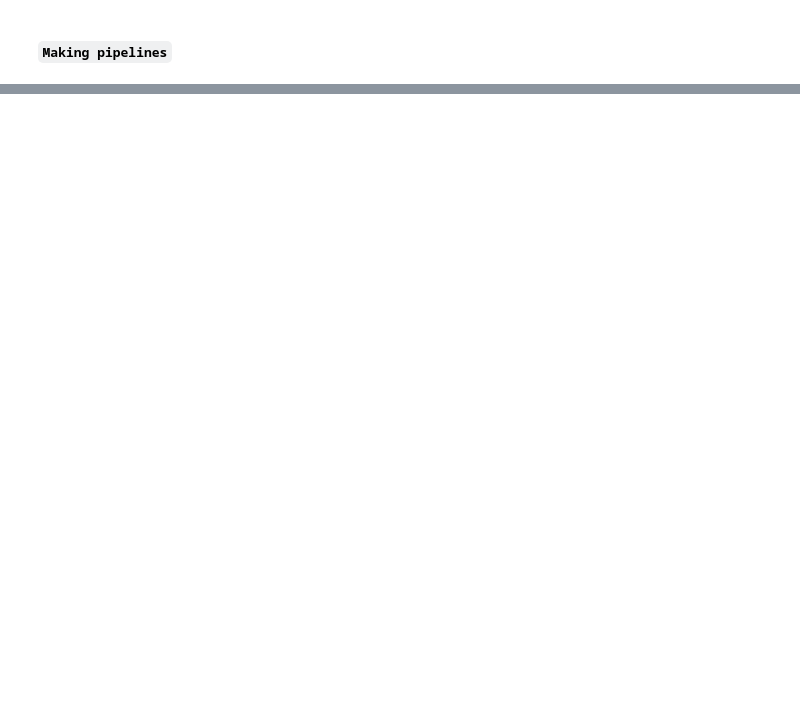
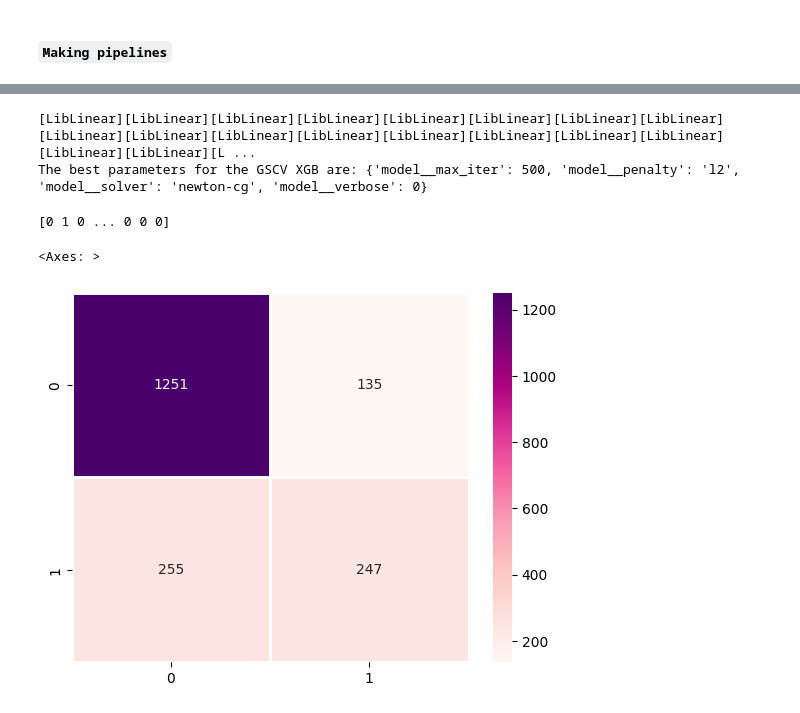
Before and after one commit to kwasichrappah/Custormer-Churn, a Jupyter notebook: customer.ipynb, the cells around one changed output, grey strips where cells are left out. Cells and saved outputs as stored; diff of their text form; code cells hidden in the pictures; blank space fills up the shorter version.

```diff
--- a/customer.ipynb
+++ b/customer.ipynb
@@ -606,0 +1006,61 @@ for mean, stdev, param in zip(means, stds, params):
+# %%
+logistic_model = LogisticRegression(random_state=27)
+logistic_pipeline = Pipeline(steps=[("preprocessor", preprocessor), ("model", logistic_model)])
+
+# Define the parameter distributions for RandomizedSearchCV
+param_distributions = {
+    #'model__C': uniform(scale=4),
+    'model__penalty': ['l2'],
+    'model__solver' : ['lbfgs', 'liblinear', 'newton-cg'],#, 'newton-cholesky', 'sag', 'saga']
+    'model__verbose': [0,2,5],
+    'model__max_iter' : [500,700,1000]
+}
+
+# Create the RandomizedSearchCV object
+clf = GridSearchCV(logistic_pipeline, param_grid=param_distributions, scoring = 'accuracy',error_score='raise')
+
+# Fit the RandomizedSearchCV on your training data
+search_model = clf.fit(X_train, y_train_encoded)
+
+print("Best parameter (CV score=%0.5f):" % search_model.best_score_)
+print(f"The best parameters for the GSCV XGB are: {search_model.best_params_}")
+# %% [output]
+[LibLinear][LibLinear][LibLinear][LibLinear][LibLinear][LibLinear][LibLinear][LibLinear][LibLinear][LibLinear][LibLinear][LibLinear][LibLinear][LibLinear][LibLinear][LibLinear][LibLinear][LibLinear][L ...
+The best parameters for the GSCV XGB are: {'model__max_iter': 500, 'model__penalty': 'l2', 'model__solver': 'newton-cg', 'model__verbose': 0}
+# %%
+
+# Predict on the test data
+search_pred = search_model.predict(X_test)
+
+# # Get the best hyperparameters
+# best_params = search.best_params_
+
+# print(best_params)
+# Defining the best version of the model with the best parameters
+best_search_model = Pipeline(steps=[("preprocessor", preprocessor),
+                          ("model",LogisticRegression(random_state=27,
+                              max_iter=500,
+                              penalty='l2',
+                              solver = 'newton-cg',
+                              verbose=0
+                              ))])
+
+# Fit the model to the training data
+best_search_model.fit(X_train, y_train_encoded)
+
+# Predict on the test data
+best_search_pred = best_gs_model.predict(X_test)
+
+print(best_search_pred)
+# %% [output]
+[0 1 0 ... 0 0 0]
+# %%
+# Confusion Matrix
+best_search_conf_mat = (pd.DataFrame(confusion_matrix(y_test_encoded, best_search_pred)).reset_index(drop=True))
+
+# Visualizing the Confusion Matrix
+f, ax = plt.subplots()
+sns.heatmap(best_search_conf_mat, annot=True, linewidth=1.0, fmt=".0f", cmap="RdPu", ax=ax)
+# %% [output]
+<Axes: >
+[figure, added]
```
Also changed, not shown: parts of 104 cells of this notebook.
